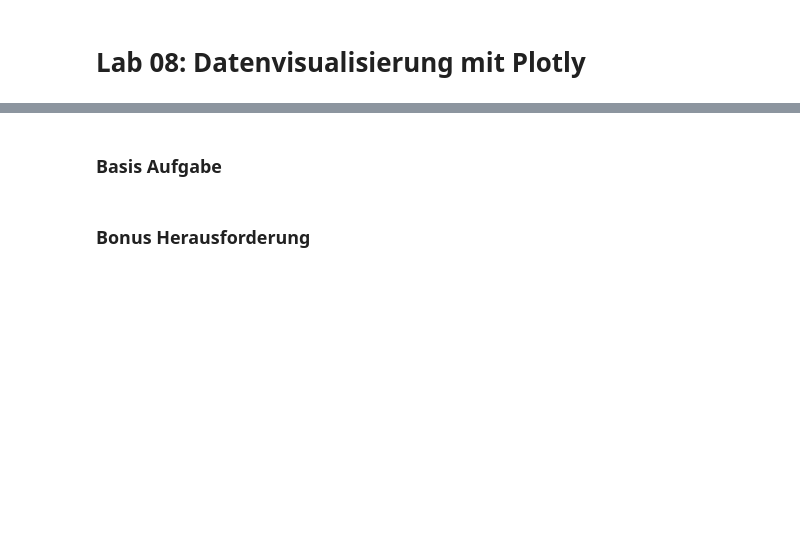
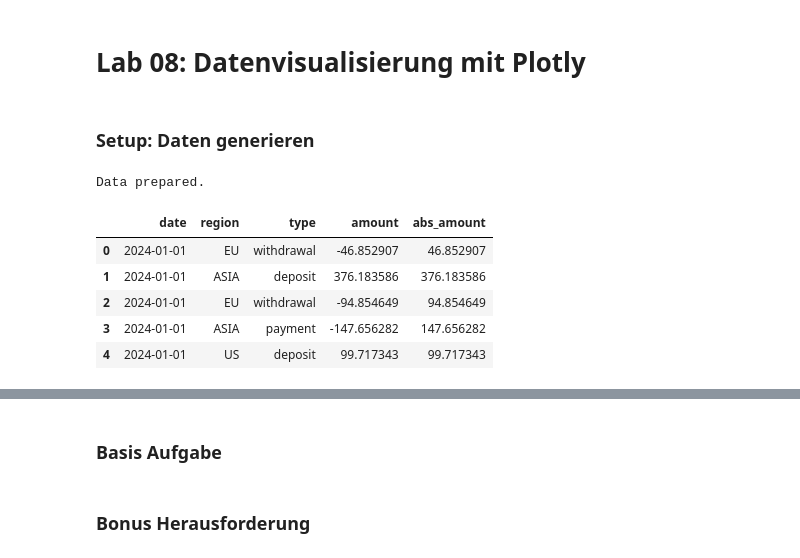
Before and after one commit to wasseramseleo/python-bootcamp, a Jupyter notebook: Python-Spezial/Labs/08-Visualisierung/lab_08.ipynb, the cells around one changed output, grey strips where cells are left out. Drawn from its saved outputs; the diff is of its cells as text; code cells hidden in the pictures; blank space fills up the shorter version.

```diff
--- a/Python-Spezial/Labs/08-Visualisierung/lab_08.ipynb
+++ b/Python-Spezial/Labs/08-Visualisierung/lab_08.ipynb
@@ -1,2 +1,38 @@
 # %% [markdown]
 # Lab 08: Datenvisualisierung mit Plotly
+# %% [markdown]
+### Setup: Daten generieren
+# %%
+import pandas as pd
+import numpy as np
+import plotly.express as px
+
+dates = pd.date_range(start="2024-01-01", periods=100)
+counts_per_day = np.random.randint(1, 15, size=len(dates))
+variable_dates = np.repeat(dates, counts_per_day)
+total_rows = len(variable_dates)
+df = pd.DataFrame({
+    "date": variable_dates,
+    "region": np.random.choice(["EU", "US", "ASIA"], total_rows),
+    "type": np.random.choice(["deposit", "withdrawal", "payment"], total_rows),
+    "amount": np.random.uniform(10, 500, total_rows)
+})
+
+# Withdrawal/Payment negativ machen
+df.loc[df["type"] != "deposit", "amount"] *= -1
+
+# Helper column for size mapping (cannot map negative size)
+df["abs_amount"] = df["amount"].abs()
+
+print("Data prepared.")
+# %% [output]
+Data prepared.
+# %%
+df.head()
+# %% [output]
+|  | date | region | type | amount | abs_amount |
+| 0 | 2024-01-01 | EU | withdrawal | -46.852907 | 46.852907 |
+| 1 | 2024-01-01 | ASIA | deposit | 376.183586 | 376.183586 |
+| 2 | 2024-01-01 | EU | withdrawal | -94.854649 | 94.854649 |
+| 3 | 2024-01-01 | ASIA | payment | -147.656282 | 147.656282 |
+| 4 | 2024-01-01 | US | deposit | 99.717343 | 99.717343 |
```
Also changed, not shown: parts of 1 cell of this notebook, 11 other files.
